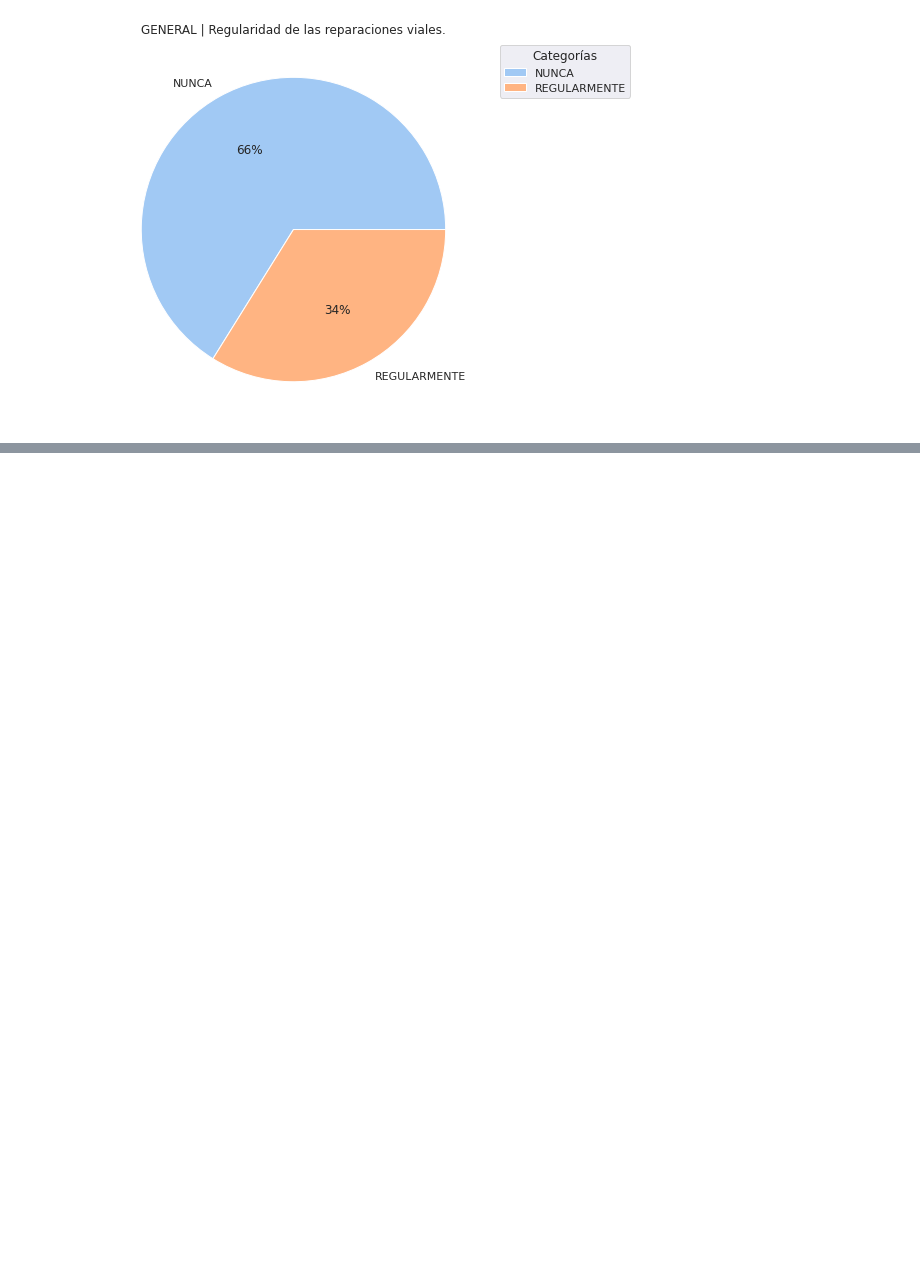
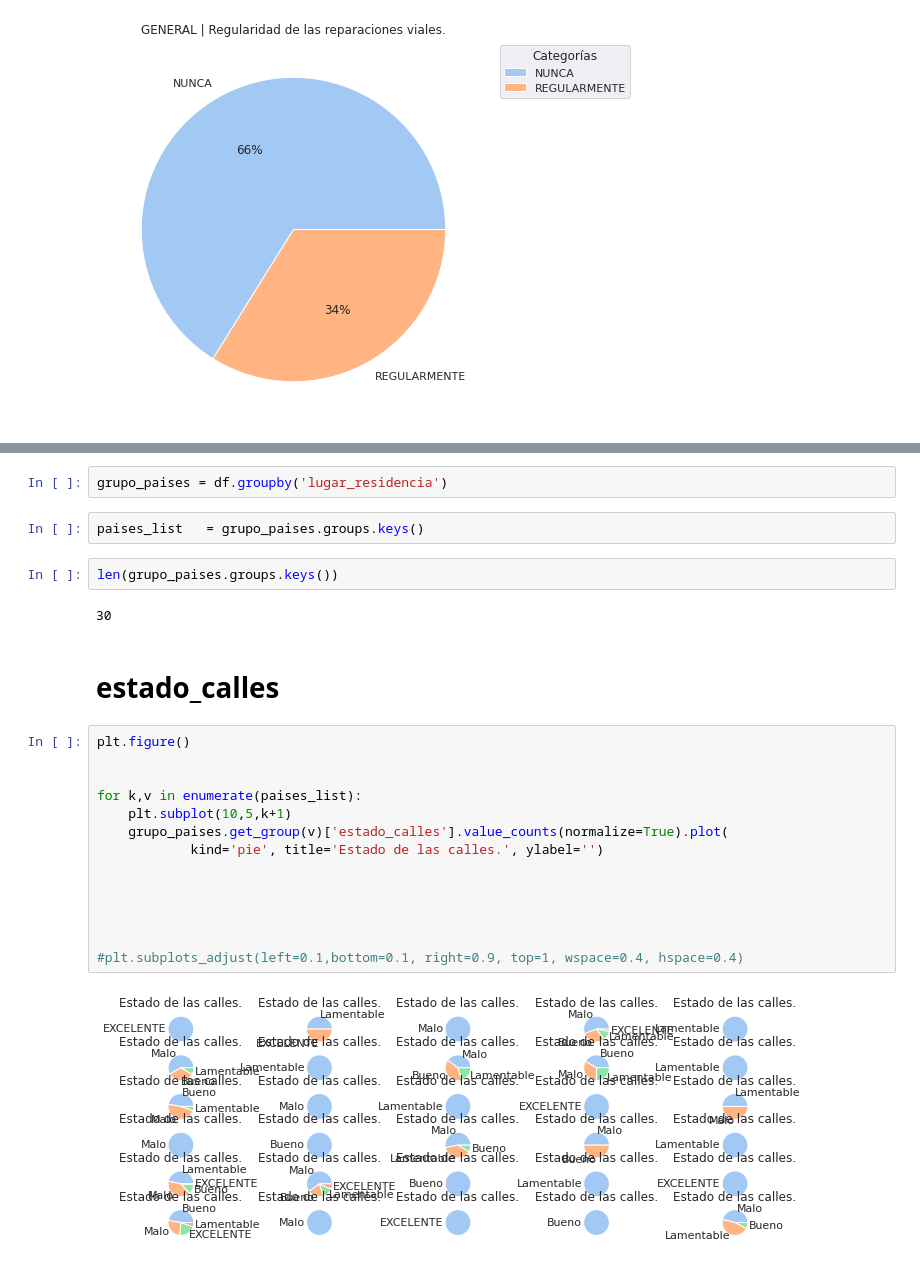
Before and after one commit to TorrezMN/Data_Science, a Jupyter notebook: notebooks/GeneralView.ipynb, the cells around one changed output, grey strips where cells are left out. Cells and saved outputs as stored; diff of their text form; blank space fills up the shorter version.

```diff
--- a/notebooks/GeneralView.ipynb
+++ b/notebooks/GeneralView.ipynb
@@ -797,0 +801,26 @@ plt.show()
+# %%
+grupo_paises = df.groupby('lugar_residencia')
+# %%
+paises_list   = grupo_paises.groups.keys()
+# %%
+len(grupo_paises.groups.keys())
+# %% [output]
+30
+# %% [markdown]
+# estado_calles
+# %%
+plt.figure()
+
+
+for k,v in enumerate(paises_list):
+    plt.subplot(10,5,k+1)
+    grupo_paises.get_group(v)['estado_calles'].value_counts(normalize=True).plot(
+            kind='pie', title='Estado de las calles.', ylabel='')
+
+
+
+
+
+#plt.subplots_adjust(left=0.1,bottom=0.1, right=0.9, top=1, wspace=0.4, hspace=0.4)
+# %% [output]
+[figure, added]
```
Also changed, not shown: parts of 13 cells of this notebook.
